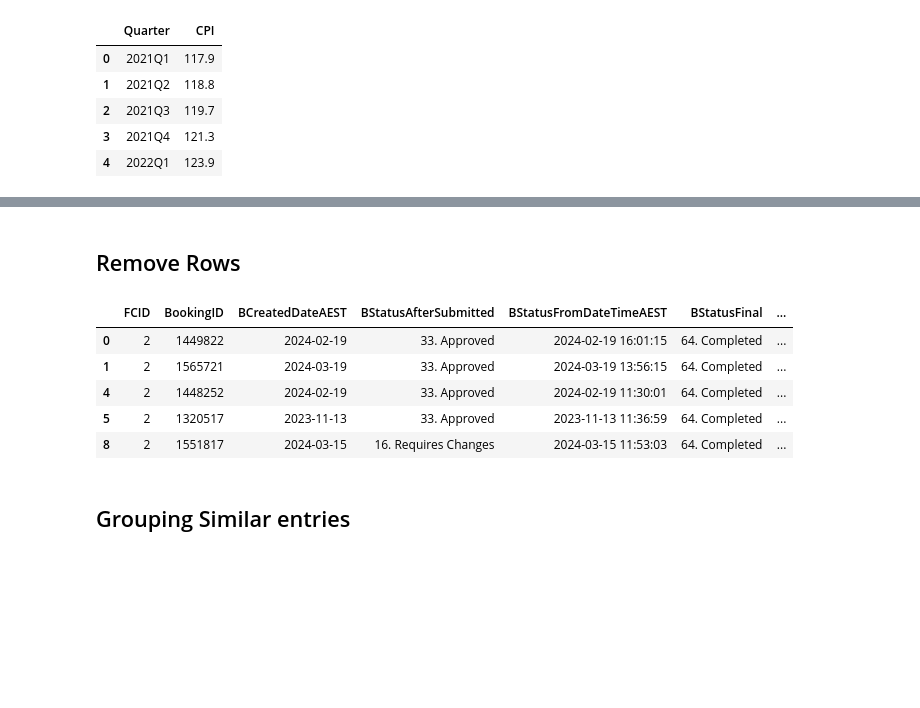
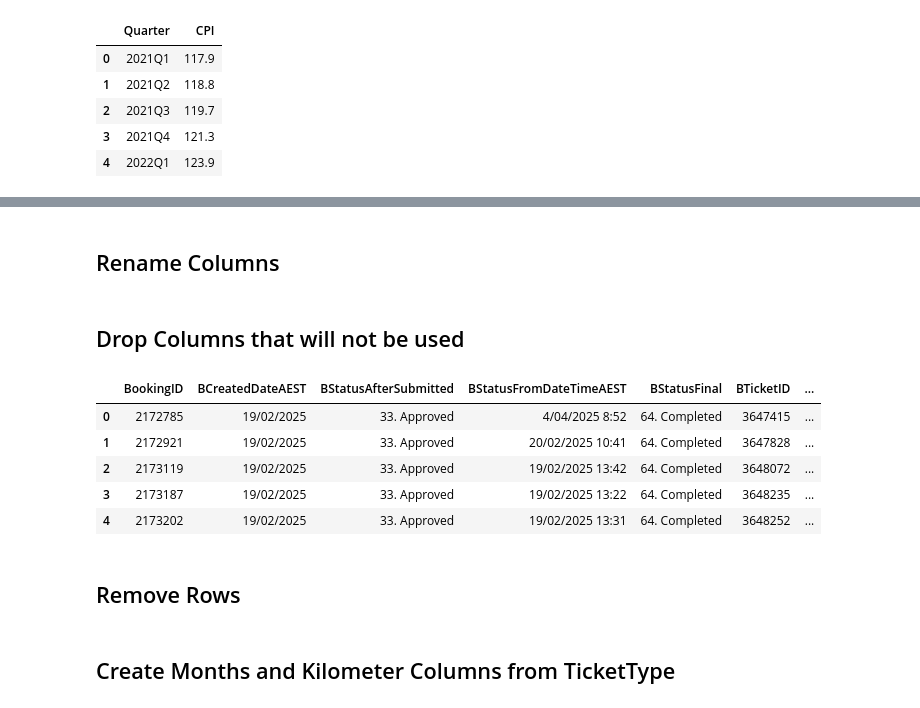
Before and after one commit to tdela12/CAPSTONE_T316, a Jupyter notebook: Final Model/Preprocessing_Pipeline.ipynb, the cells around one changed output, grey strips where cells are left out. Cells and saved outputs as stored; diff of their text form; code cells hidden in the pictures; blank space fills up the shorter version.

```diff
--- a/Final Model/Preprocessing_Pipeline.ipynb
+++ b/Final Model/Preprocessing_Pipeline.ipynb
@@ -37,25 +51,49 @@ df.head()
+# %% [markdown]
+## Rename Columns
+# %%
+df = df.rename(columns={
+    'cVMake': 'Make',
+    'cVMakeModel': 'Model',
+    'cVYear': 'Year',
+    'idFuel': 'FuelType',
+    'idLitres': 'EngineSize',
+    'idTransmission': 'Transmission',
+    'idDrive': 'DriveType',
+    'idIsHybrid': 'IsHybrid',
+    })
+# %% [markdown]
+## Drop Columns that will not be used
+# %%
+columns_to_drop = ['ï»¿FCID', 'BOdoText', 'VMid']
+df.drop(columns = columns_to_drop, inplace=True)
+df.head()
+# %% [output]
+|  | BookingID | BCreatedDateAEST | BStatusAfterSubmitted | BStatusFromDateTimeAEST | BStatusFinal | BTicketID | ... |
+| 0 | 2172785 | 19/02/2025 | 33. Approved | 4/04/2025 8:52 | 64. Completed | 3647415 | ... |
+| 1 | 2172921 | 19/02/2025 | 33. Approved | 20/02/2025 10:41 | 64. Completed | 3647828 | ... |
+| 2 | 2173119 | 19/02/2025 | 33. Approved | 19/02/2025 13:42 | 64. Completed | 3648072 | ... |
+| 3 | 2173187 | 19/02/2025 | 33. Approved | 19/02/2025 13:22 | 64. Completed | 3648235 | ... |
+| 4 | 2173202 | 19/02/2025 | 33. Approved | 19/02/2025 13:31 | 64. Completed | 3648252 | ... |
 # %% [markdown]
 ## Remove Rows
 # %%
+# Remove custom services and repairs
 df = df[df['IsCustomService'] != '1']
 df = df[df['IsCustomRepair'] != '1']
+df = df[df['TaskName'] != 'Custom Repair']
+
+# Remove products and tyres as they are unpredictable without quantity information
 df = df[df['TaskName'] != '((Products))']
 df = df[df['TaskName'] != '((Tyres))']
-df = df[df['TaskName'] != 'Custom Repair']
 df = df[df['TaskName'] != 'Tyre Replacement']
+
+# Remove Rare ticket types
 df = df[df['BTicketType'] != 'OtherTicket']
 df = df[df['BTicketType'] != 'Custom']
 df = df[df['BTicketType'] != 'Basic']
 
+# Remove Tickets with zero or negative prices
 df = df[df['PriceIncGSTRaw'] > 0]
-df.head()
-# %% [output]
-|  | FCID | BookingID | BCreatedDateAEST | BStatusAfterSubmitted | BStatusFromDateTimeAEST | BStatusFinal | ... |
-| 0 | 2 | 1449822 | 2024-02-19 | 33. Approved | 2024-02-19 16:01:15 | 64. Completed | ... |
-| 1 | 2 | 1565721 | 2024-03-19 | 33. Approved | 2024-03-19 13:56:15 | 64. Completed | ... |
-| 4 | 2 | 1448252 | 2024-02-19 | 33. Approved | 2024-02-19 11:30:01 | 64. Completed | ... |
-| 5 | 2 | 1320517 | 2023-11-13 | 33. Approved | 2023-11-13 11:36:59 | 64. Completed | ... |
-| 8 | 2 | 1551817 | 2024-03-15 | 16. Requires Changes | 2024-03-15 11:53:03 | 64. Completed | ... |
-# %% [markdown]
-## Grouping Similar entries
+# %% [markdown]
+## Create Months and Kilometer Columns from TicketType
 # %%
```
Also changed, not shown: parts of 41 cells of this notebook.
